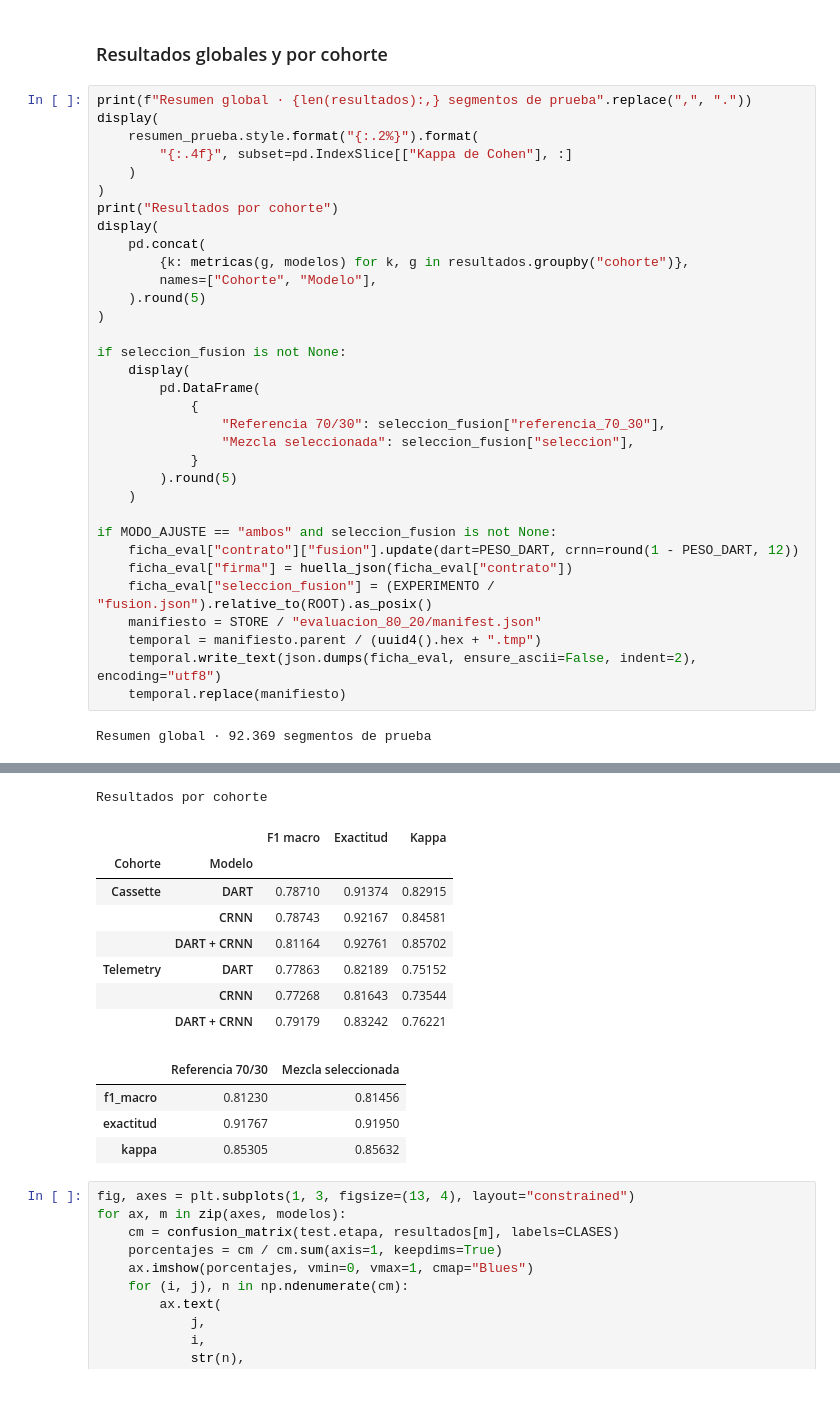
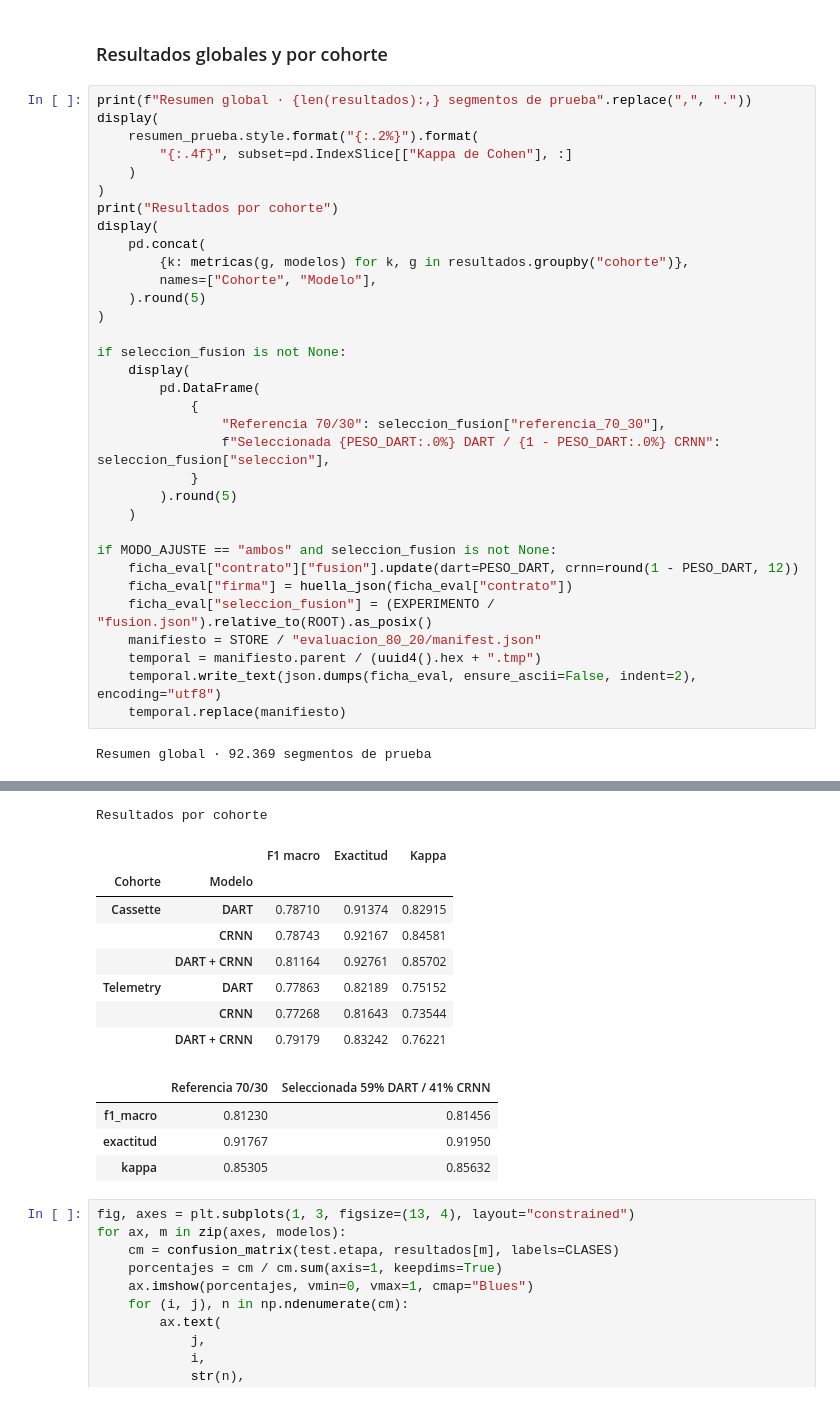
Before and after one commit to jcrkboy/micro-proyecto-grupo-7, a Jupyter notebook: Notebooks/dart_crnn_mixto.ipynb, the cells around one changed output, grey strips where cells are left out. Saved outputs shown, nothing was run; the diff lists cells and outputs as text.

Commit message:
Muestra la mezcla seleccionada al evaluar y al predecir un EDF

```diff
--- a/Notebooks/dart_crnn_mixto.ipynb
+++ b/Notebooks/dart_crnn_mixto.ipynb
@@ -728,41 +729,41 @@ if seleccion_fusion is not None:
         pd.DataFrame(
             {
                 "Referencia 70/30": seleccion_fusion["referencia_70_30"],
-                "Mezcla seleccionada": seleccion_fusion["seleccion"],
+                f"Seleccionada {PESO_DART:.0%} DART / {1 - PESO_DART:.0%} CRNN": seleccion_fusion["seleccion"],
             }
         ).round(5)
     )
 
 if MODO_AJUSTE == "ambos" and seleccion_fusion is not None:
     ficha_eval["contrato"]["fusion"].update(dart=PESO_DART, crnn=round(1 - PESO_DART, 12))
     ficha_eval["firma"] = huella_json(ficha_eval["contrato"])
     ficha_eval["seleccion_fusion"] = (EXPERIMENTO / "fusion.json").relative_to(ROOT).as_posix()
     manifiesto = STORE / "evaluacion_80_20/manifest.json"
     temporal = manifiesto.parent / (uuid4().hex + ".tmp")
     temporal.write_text(json.dumps(ficha_eval, ensure_ascii=False, indent=2), encoding="utf8")
     temporal.replace(manifiesto)
 # %% [output]
 Resumen global · 92.369 segmentos de prueba
 |  | DART | CRNN | DART + CRNN |
 | Métrica |  |  |  |
 | F1 macro | 79.36% | 79.34% | 81.46% |
 | Exactitud (accuracy) | 90.59% | 91.27% | 91.95% |
 | Kappa de Cohen | 0.8319 | 0.8444 | 0.8563 |
 | F1 N1 | 50.31% | 52.50% | 54.41% |
 | F1 N2 | 82.81% | 85.69% | 86.19% |
 | F1 N3 | 81.37% | 74.00% | 81.37% |
 | F1 REM | 83.98% | 86.28% | 86.81% |
 | F1 W | 98.34% | 98.23% | 98.49% |
 Resultados por cohorte
 |  |  | F1 macro | Exactitud | Kappa |
 | Cohorte | Modelo |  |  |  |
 | Cassette | DART | 0.78710 | 0.91374 | 0.82915 |
 |  | CRNN | 0.78743 | 0.92167 | 0.84581 |
 |  | DART + CRNN | 0.81164 | 0.92761 | 0.85702 |
 | Telemetry | DART | 0.77863 | 0.82189 | 0.75152 |
 |  | CRNN | 0.77268 | 0.81643 | 0.73544 |
 |  | DART + CRNN | 0.79179 | 0.83242 | 0.76221 |
-|  | Referencia 70/30 | Mezcla seleccionada |
+|  | Referencia 70/30 | Seleccionada 59% DART / 41% CRNN |
 | f1_macro | 0.81230 | 0.81456 |
 | exactitud | 0.91767 | 0.91950 |
 | kappa | 0.85305 | 0.85632 |
```
Also changed, not shown: parts of 2 cells of this notebook, 1 other file.
